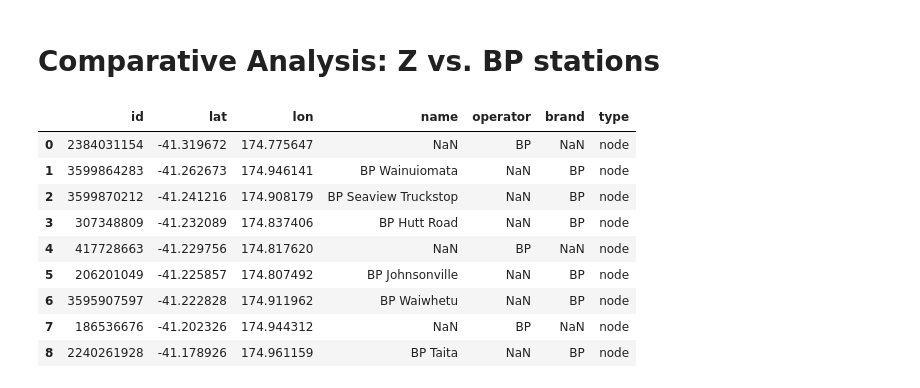
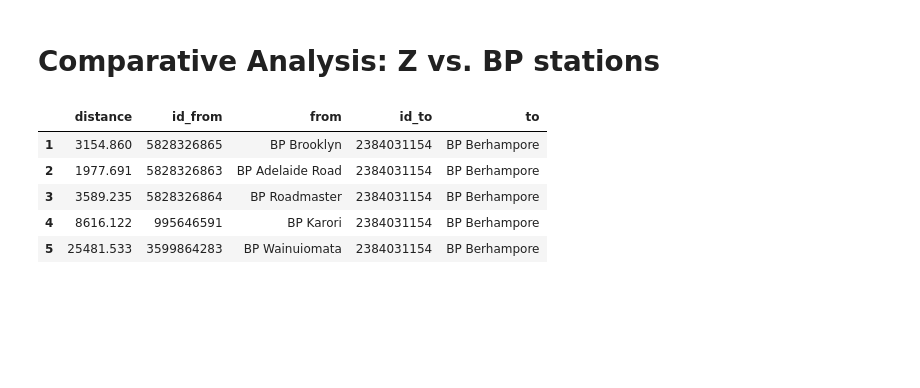
Before and after one commit to shriv/fuel-stations, a Jupyter notebook: Fuel Stations Analysis.ipynb, the cells around one changed output. Cells and saved outputs as stored; diff of their text form; code cells hidden in the pictures; blank space fills up the shorter version.

```diff
--- a/Fuel Stations Analysis.ipynb
+++ b/Fuel Stations Analysis.ipynb
@@ -343,15 +303,21 @@ nx.draw_networkx_labels(g, layout, font_size=11, font_family='sans-serif');
 bp_stations = (sub_df.query('((brand == "BP")|(operator == "BP")) & (type == "node")')
               .reset_index()
               .drop(columns='index'))
-bp_stations
+bp_stations_pairwise = na.get_pairwise_distances(bp_stations, H)
-# %% [output]
-|  | id | lat | lon | name | operator | brand | type |
-| 0 | 2384031154 | -41.319672 | 174.775647 | NaN | BP | NaN | node |
-| 1 | 3599864283 | -41.262673 | 174.946141 | BP Wainuiomata | NaN | BP | node |
-| 2 | 3599870212 | -41.241216 | 174.908179 | BP Seaview Truckstop | NaN | BP | node |
-| 3 | 307348809 | -41.232089 | 174.837406 | BP Hutt Road | NaN | BP | node |
-| 4 | 417728663 | -41.229756 | 174.817620 | NaN | BP | NaN | node |
-| 5 | 206201049 | -41.225857 | 174.807492 | BP Johnsonville | NaN | BP | node |
-| 6 | 3595907597 | -41.222828 | 174.911962 | BP Waiwhetu | NaN | BP | node |
-| 7 | 186536676 | -41.202326 | 174.944312 | NaN | BP | NaN | node |
-| 8 | 2240261928 | -41.178926 | 174.961159 | BP Taita | NaN | BP | node |
+# %%
+bp_station_names = bp_stations[['id', 'name']]
+bp_pairwise_final = (pd.merge(pd.merge(bp_stations_pairwise, bp_station_names, left_on='from', right_on='id'),
+                          bp_station_names, left_on='to', right_on='id')
+                    .drop(columns=['from', 'to'])
+                    .rename(columns={'name_x': 'from', 'name_y': 'to',
+                                     'id_x': 'id_from', 'id_y': 'id_to'})
+                    .query('distance > 0.0'))
+
+bp_pairwise_final.head(5)
+# %% [output]
+|  | distance | id_from | from | id_to | to |
+| 1 | 3154.860 | 5828326865 | BP Brooklyn | 2384031154 | BP Berhampore |
+| 2 | 1977.691 | 5828326863 | BP Adelaide Road | 2384031154 | BP Berhampore |
+| 3 | 3589.235 | 5828326864 | BP Roadmaster | 2384031154 | BP Berhampore |
+| 4 | 8616.122 | 995646591 | BP Karori | 2384031154 | BP Berhampore |
+| 5 | 25481.533 | 3599864283 | BP Wainuiomata | 2384031154 | BP Berhampore |
```
Also changed, not shown: parts of 10 cells of this notebook, 1 other file.
